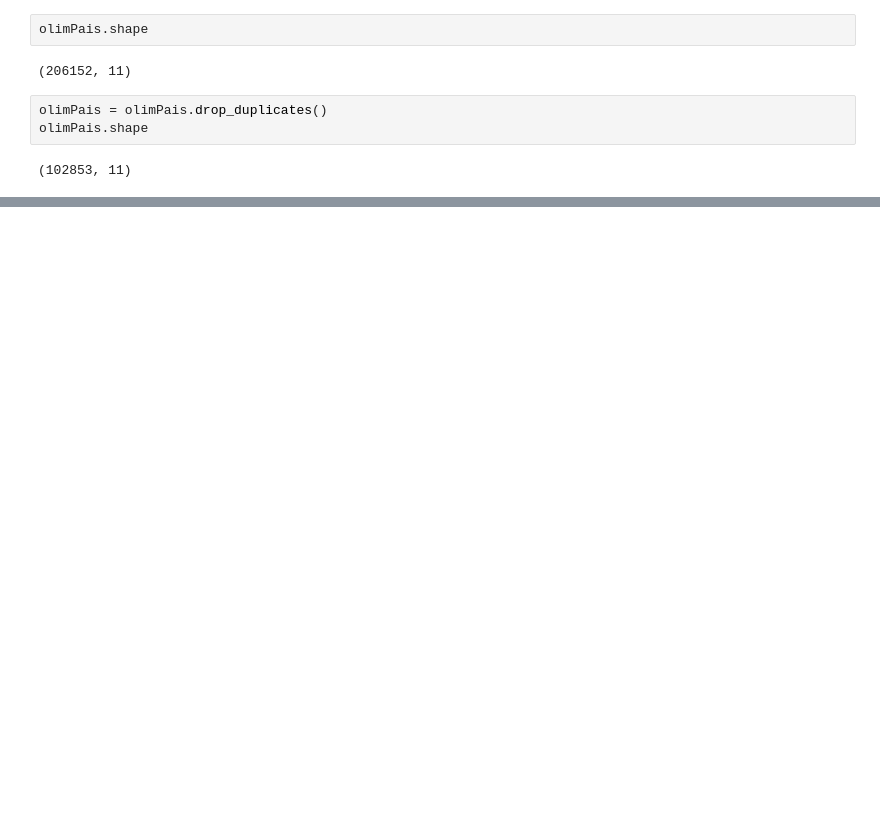
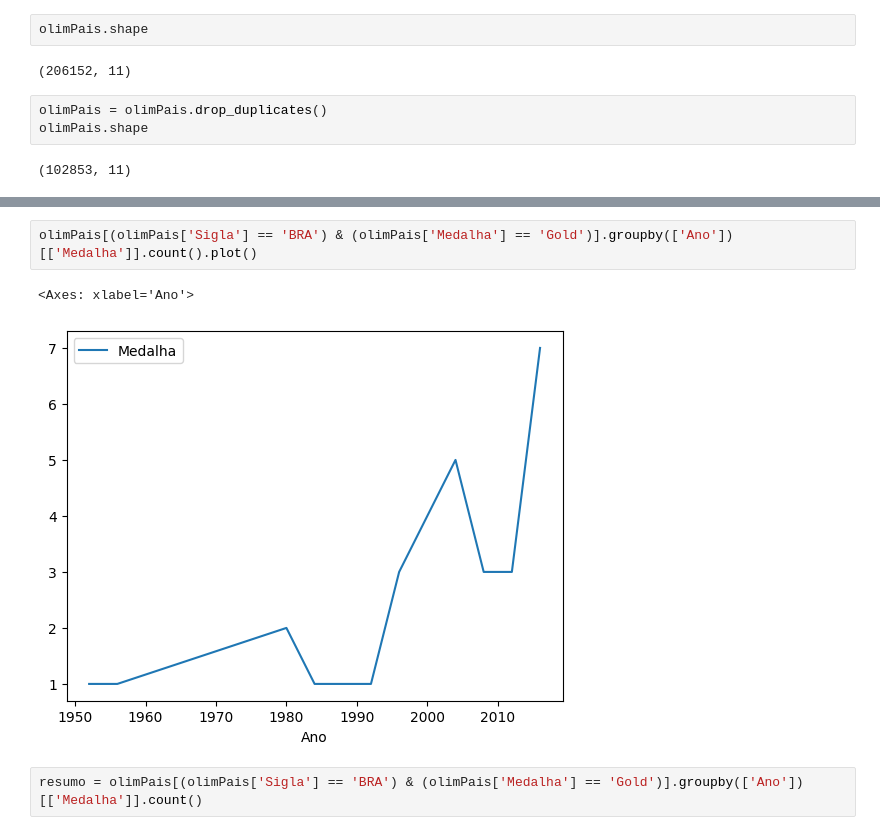
Before and after one commit to tirolezzo/120_years_of_Olympic_history, a Jupyter notebook: 120_years_of_Olympic_history.ipynb, the cells around one changed output, grey strips where cells are left out. Drawn from its saved outputs; the diff is of its cells as text; blank space fills up the shorter version.

```diff
--- a/120_years_of_Olympic_history.ipynb
+++ b/120_years_of_Olympic_history.ipynb
@@ -823,0 +877,7 @@ olimPais.shape
+# %%
+olimPais[(olimPais['Sigla'] == 'BRA') & (olimPais['Medalha'] == 'Gold')].groupby(['Ano'])[['Medalha']].count().plot()
+# %% [output]
+<Axes: xlabel='Ano'>
+[figure, added]
+# %%
+resumo = olimPais[(olimPais['Sigla'] == 'BRA') & (olimPais['Medalha'] == 'Gold')].groupby(['Ano'])[['Medalha']].count()
```
Also changed, not shown: parts of 15 cells of this notebook.
